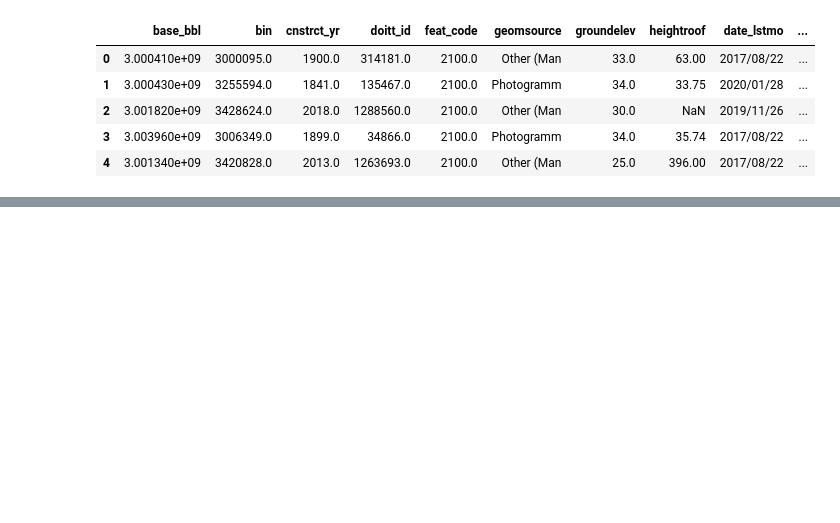
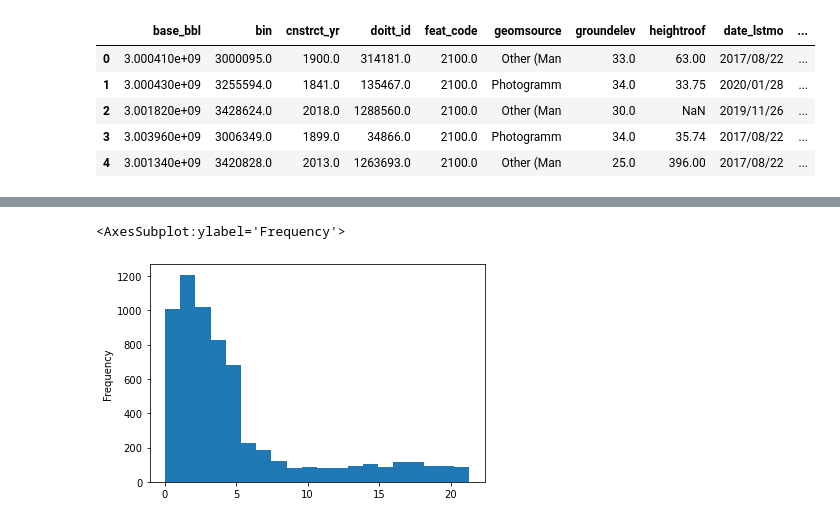
Before and after one commit to CUSP2021ADS/project-green-permits, a Jupyter notebook: green_permits.ipynb, the cells around one changed output, grey strips where cells are left out. Cells and saved outputs as stored; diff of their text form; code cells hidden in the pictures; blank space fills up the shorter version.

```diff
--- a/green_permits.ipynb
+++ b/green_permits.ipynb
@@ -161,0 +178,9 @@ full.to_csv('full.csv')
+# %%
+landuse = pd.get_dummies(full['landuse'], prefix='landuse', drop_first=True)
+full = pd.concat([full.drop('landuse', axis=1), landuse], axis=1)
+# %%
+full['approvedyrs'] = (pd.to_datetime('now') - full['approved']) / np.timedelta64(1, 'Y')
+full['approvedyrs'][full['approvedyrs'] > 0].plot.hist(bins=20)
+# %% [output]
+<AxesSubplot:ylabel='Frequency'>
+[figure, added]
```
Also changed, not shown: parts of 19 cells of this notebook.
